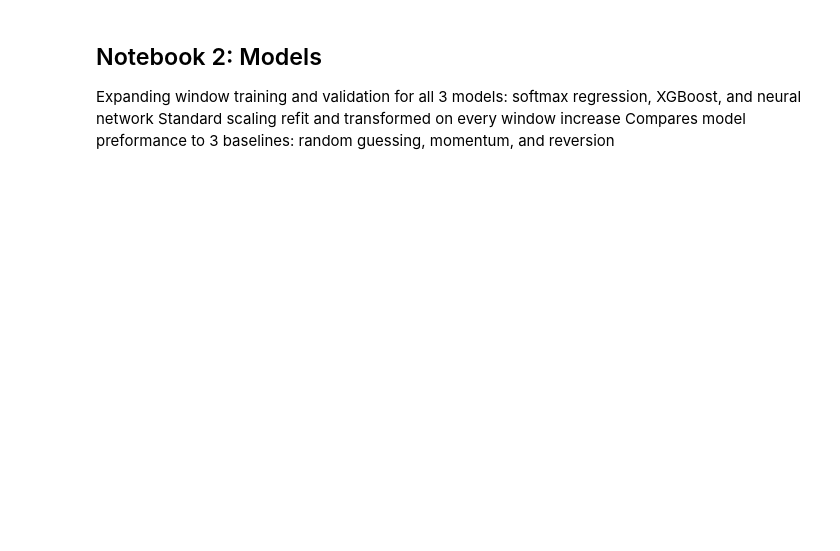
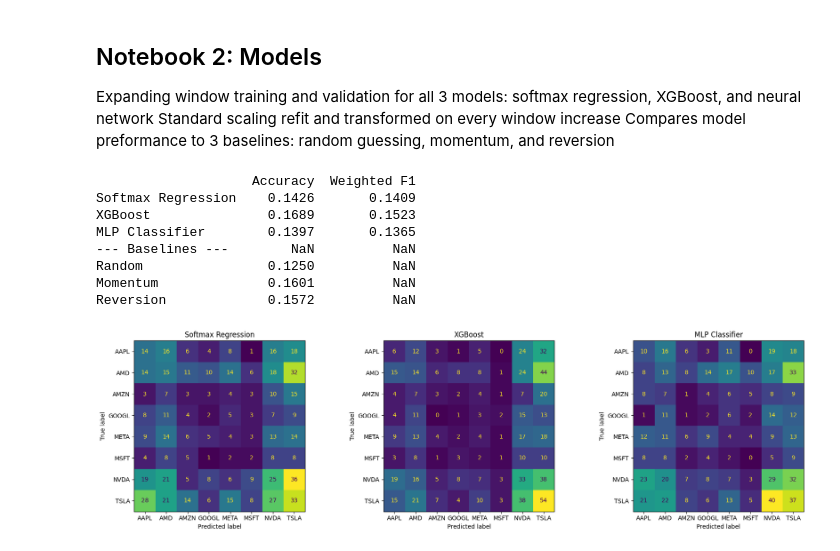
Before and after one commit to gkuchar/big-tech-stock-classifier, a Jupyter notebook: src/2_models.ipynb, the cells around one changed output. Drawn from its saved outputs; the diff is of its cells as text; code cells hidden in the pictures; blank space fills up the shorter version.

Commit message:
computed acuuracy and f1, visualized CM for initial run

```diff
--- a/src/2_models.ipynb
+++ b/src/2_models.ipynb
@@ -15,6 +18,6 @@ import warnings
 # %%
 warnings.filterwarnings('ignore')
-retrain = True # feature flag to activate training and predicting
+retrain = False # feature flag to activate training and predicting
 
 if retrain:
     # load data
@@ -85,3 +88,66 @@ if retrain:
 else:
     with open('../data/results.pkl', 'rb') as f:
         results = pickle.load(f)
+
+        df = pd.read_csv('../data/raw_master.csv')
+        df.drop('Date', inplace=True, axis=1)
+
+        le = LabelEncoder()
+        le.fit(df['label'])
+# %%
+# ── Baseline Accuracies = Random, Momentum, and Reversion ──────────────────────────────────────────────────────────────────
+close_df = df[df.columns[df.columns.str.contains('ret_1d')]]
+
+# True labels as ticker strings (aligned to expanding window range)
+true_tickers = df['label'].iloc[30:].reset_index(drop=True)
+prev_returns = df[[c for c in df.columns if c.endswith('ret_1d')]].iloc[30:].reset_index(drop=True)
+prev_returns.columns = [c.replace('_ret_1d', '') for c in prev_returns.columns]
+
+momentum_preds  = prev_returns.idxmax(axis=1)
+reversion_preds = prev_returns.idxmin(axis=1)
+
+random_acc    = 1 / 8
+momentum_acc  = accuracy_score(true_tickers, momentum_preds)
+reversion_acc = accuracy_score(true_tickers, reversion_preds)
+
+# ── Model Metrics ──────────────────────────────────────────────────────────────
+metrics = {}
+for name, data in results.items():
+    preds = np.concatenate(data['preds'])
+    trues = np.concatenate(data['trues'])
+    metrics[name] = {
+        'Accuracy': accuracy_score(trues, preds),
+        'Weighted F1': f1_score(trues, preds, average='weighted')
+    }
+
+# ── Summary Table ──────────────────────────────────────────────────────────────
+metrics_df = pd.DataFrame(metrics).T
+metrics_df.loc['--- Baselines ---'] = [np.nan, np.nan]
+metrics_df.loc['Random']    = [random_acc,    np.nan]
+metrics_df.loc['Momentum']  = [momentum_acc,  np.nan]
+metrics_df.loc['Reversion'] = [reversion_acc, np.nan]
+
+print(metrics_df.round(4))
+
+# ── Confusion Matrices ─────────────────────────────────────────────────────────
+fig, axes = plt.subplots(1, 3, figsize=(18, 5))
+for ax, (name, data) in zip(axes, results.items()):
+    preds = np.concatenate(data['preds'])
+    trues = np.concatenate(data['trues'])
+    cm = confusion_matrix(trues, preds)
+    disp = ConfusionMatrixDisplay(cm, display_labels=le.classes_)
+    disp.plot(ax=ax, colorbar=False)
+    ax.set_title(name)
+
+plt.tight_layout()
+plt.show()
+# %% [output]
+                    Accuracy  Weighted F1
+Softmax Regression    0.1426       0.1409
+XGBoost               0.1689       0.1523
+MLP Classifier        0.1397       0.1365
+--- Baselines ---        NaN          NaN
+Random                0.1250          NaN
+Momentum              0.1601          NaN
+Reversion             0.1572          NaN
+[figure, added]
```
Also changed, not shown: parts of 1 cell of this notebook, 1 other file.
